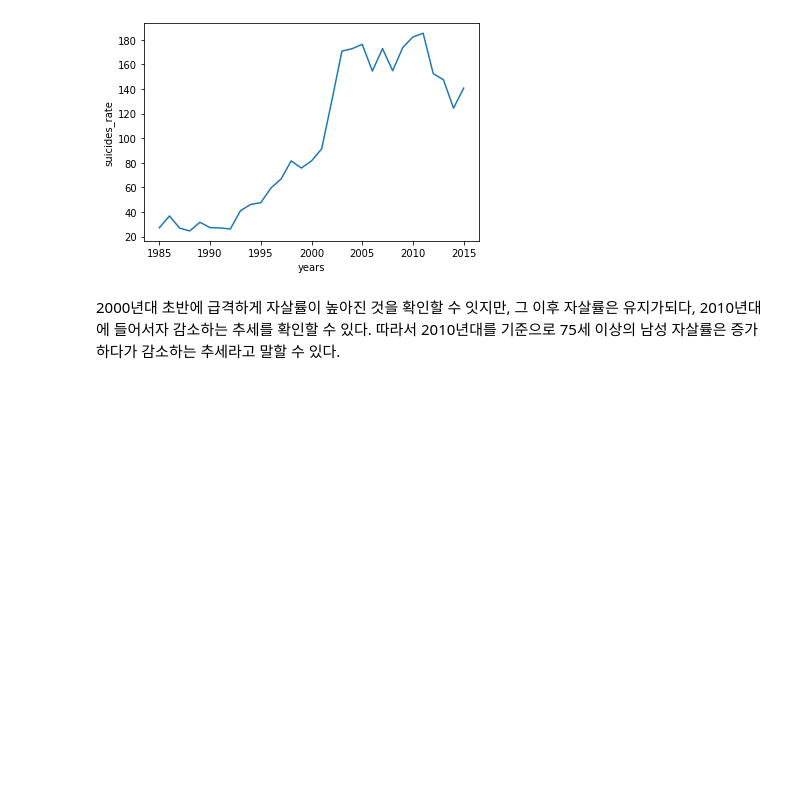
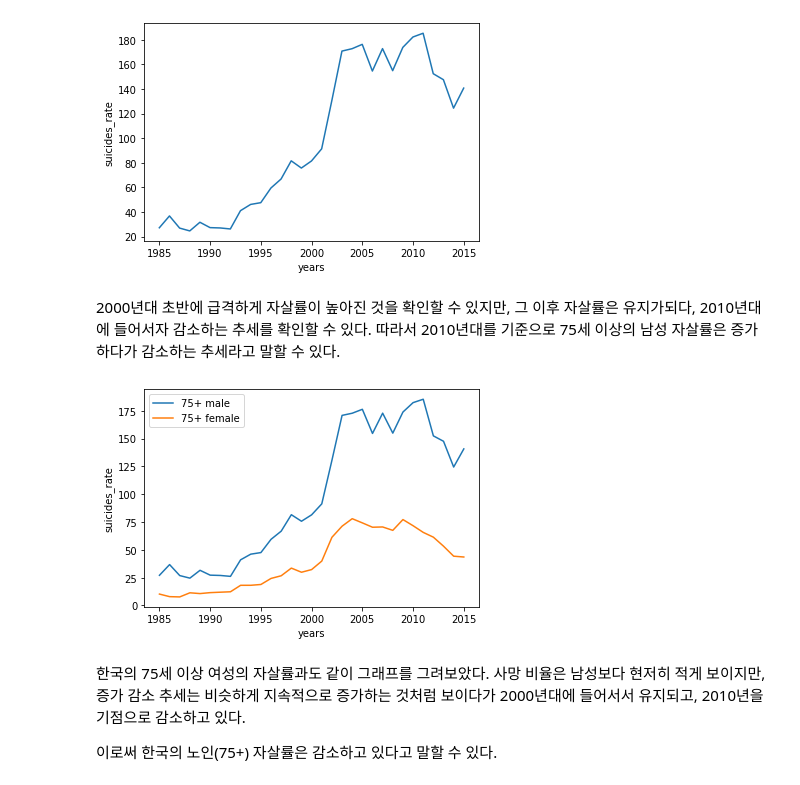
Before and after one commit to JH22222/DAP__, a Jupyter notebook: DAP_Assign.ipynb, the cells around one changed output. Drawn from its saved outputs; the diff is of its cells as text; code cells hidden in the pictures; blank space fills up the shorter version.

```diff
--- a/DAP_Assign.ipynb
+++ b/DAP_Assign.ipynb
@@ -91,4 +77,21 @@ plt.show()
 # %% [output]
 [figure]
 # %% [markdown]
-2000년대 초반에 급격하게 자살률이 높아진 것을 확인할 수 잇지만, 그 이후 자살률은 유지가되다, 2010년대에 들어서자 감소하는 추세를 확인할 수 있다. 따라서 2010년대를 기준으로 75세 이상의 남성 자살률은 증가하다가 감소하는 추세라고 말할 수 있다.
+2000년대 초반에 급격하게 자살률이 높아진 것을 확인할 수 있지만, 그 이후 자살률은 유지가되다, 2010년대에 들어서자 감소하는 추세를 확인할 수 있다. 따라서 2010년대를 기준으로 75세 이상의 남성 자살률은 증가하다가 감소하는 추세라고 말할 수 있다.
+# %%
+con_male = condition
+con_female = (df.sex == 'female') & (df.age == '75+ years')
+y_male = df_kor[con_male]
+y_female = df_kor[con_female]
+plt.plot(df_kor_y75.year, y_male.suicides_rate, label = '75+ male')
+plt.plot(df_kor_y75.year, y_female.suicides_rate, label = '75+ female')
+plt.xlabel('years')
+plt.ylabel('suicides_rate')
+plt.legend()
+plt.show()
+# %% [output]
+[figure, added]
+# %% [markdown]
+한국의 75세 이상 여성의 자살률과도 같이 그래프를 그려보았다. 사망 비율은 남성보다 현저히 적게 보이지만, 증가 감소 추세는 비슷하게 지속적으로 증가하는 것처럼 보이다가 2000년대에 들어서서 유지되고, 2010년을 기점으로 감소하고 있다.
+
+이로써 한국의 노인(75+) 자살률은 감소하고 있다고 말할 수 있다.
```
Also changed, not shown: parts of 2 cells of this notebook.
